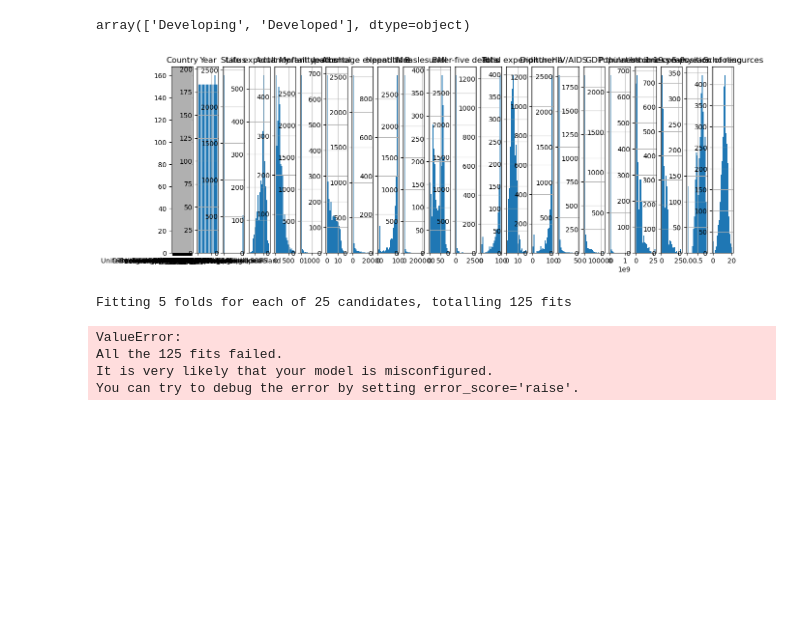
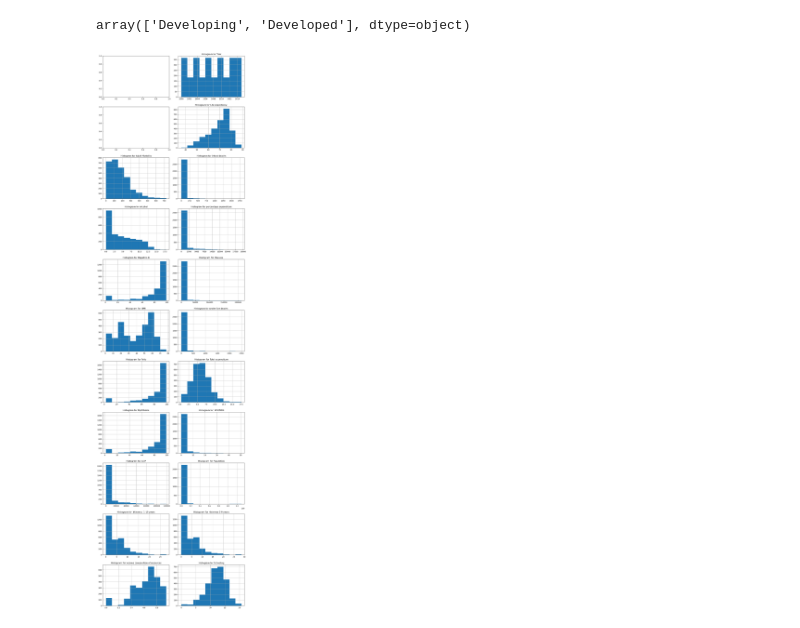
Before and after one commit to PeterOstr/Training_XG_Boost, a Jupyter notebook: xg_boost_training.ipynb, the cells around one changed output. Saved outputs shown, nothing was run; the diff lists cells and outputs as text; code cells hidden in the pictures; blank space fills up the shorter version.

```diff
--- a/xg_boost_training.ipynb
+++ b/xg_boost_training.ipynb
@@ -52,16 +61,3 @@ memory usage: 505.1+ KB
 data['Status'].unique()
 # %% [output]
 array(['Developing', 'Developed'], dtype=object)
-# %%
-# Создаем новое графическое окно
-fig, axes = plt.subplots(nrows=1, ncols=len(data.columns), figsize=(15, 5))
-
-# Цикл по всем столбцам данных
-for ax, column in zip(axes, data.columns):
-    data[column].hist(bins=20, ax=ax)
-    ax.set_title(column)
-
-# Показываем графики
-plt.show()
-# %% [output]
-[figure, removed]
@@ -68,23 +72,37 @@ plt.show()
+# %%
+# Assuming 'data' is your DataFrame
+num_cols = len(data.columns)
+num_rows = (num_cols + 1) // 2  # Calculate the number of rows needed
+
+fig, axes = plt.subplots(nrows=num_rows, ncols=2, figsize=(12, num_rows * 4))  # Adjust figsize as needed
+
+for i, col in enumerate(data.columns):
+    row_index = i // 2
+    col_index = i % 2
+
+    if pd.api.types.is_numeric_dtype(data[col]):
+        data[[col]].hist(ax=axes[row_index, col_index])
+        axes[row_index, col_index].set_title(f'Histogram for {col}')
+
+# Adjust layout for better spacing
+plt.tight_layout()
+plt.show()
+# %% [output]
+[figure, added]
 # %%
 
-params = { 'max_depth': [3, 5, 6, 10, 15, 20],
-           'learning_rate': [0.01, 0.1, 0.2, 0.3],
-           'subsample': np.arange(0.5, 1.0, 0.1),
-           'colsample_bytree': np.arange(0.4, 1.0, 0.1),
-           'colsample_bylevel': np.arange(0.4, 1.0, 0.1),
-           'n_estimators': [100, 500, 1000]}
-xgbr = xgb.XGBRegressor(seed = 20)
-clf = RandomizedSearchCV(estimator=xgbr,
-                         param_distributions=params,
-                         scoring='neg_mean_squared_error',
-                         n_iter=25,
-                         verbose=1)
-clf.fit(X, y)
-print("Best parameters:", clf.best_params_)
-print("Lowest RMSE: ", (-clf.best_score_)**(1/2.0))
+# params = { 'max_depth': [3, 5, 6, 10, 15, 20],
+#            'learning_rate': [0.01, 0.1, 0.2, 0.3],
+#            'subsample': np.arange(0.5, 1.0, 0.1),
+#            'colsample_bytree': np.arange(0.4, 1.0, 0.1),
+#            'colsample_bylevel': np.arange(0.4, 1.0, 0.1),
+#            'n_estimators': [100, 500, 1000]}
+# xgbr = xgb.XGBRegressor(seed = 20)
+# clf = RandomizedSearchCV(estimator=xgbr,
+#                          param_distributions=params,
+#                          scoring='neg_mean_squared_error',
+#                          n_iter=25,
+#                          verbose=1)
+# clf.fit(X, y)
+# print("Best parameters:", clf.best_params_)
+# print("Lowest RMSE: ", (-clf.best_score_)**(1/2.0))
-# %% [output]
-Fitting 5 folds for each of 25 candidates, totalling 125 fits
-ValueError:
-All the 125 fits failed.
-It is very likely that your model is misconfigured.
-You can try to debug the error by setting error_score='raise'.
```
Also changed, not shown: parts of 15 cells of this notebook.
